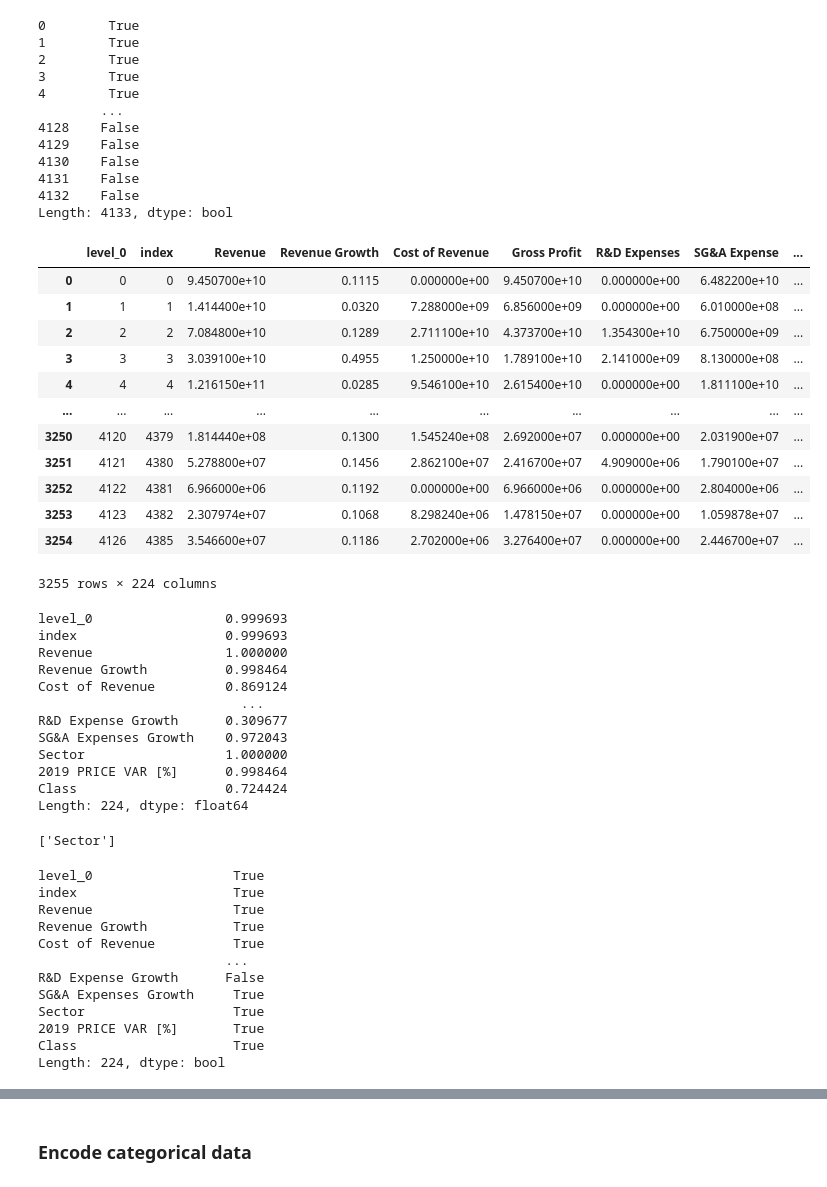
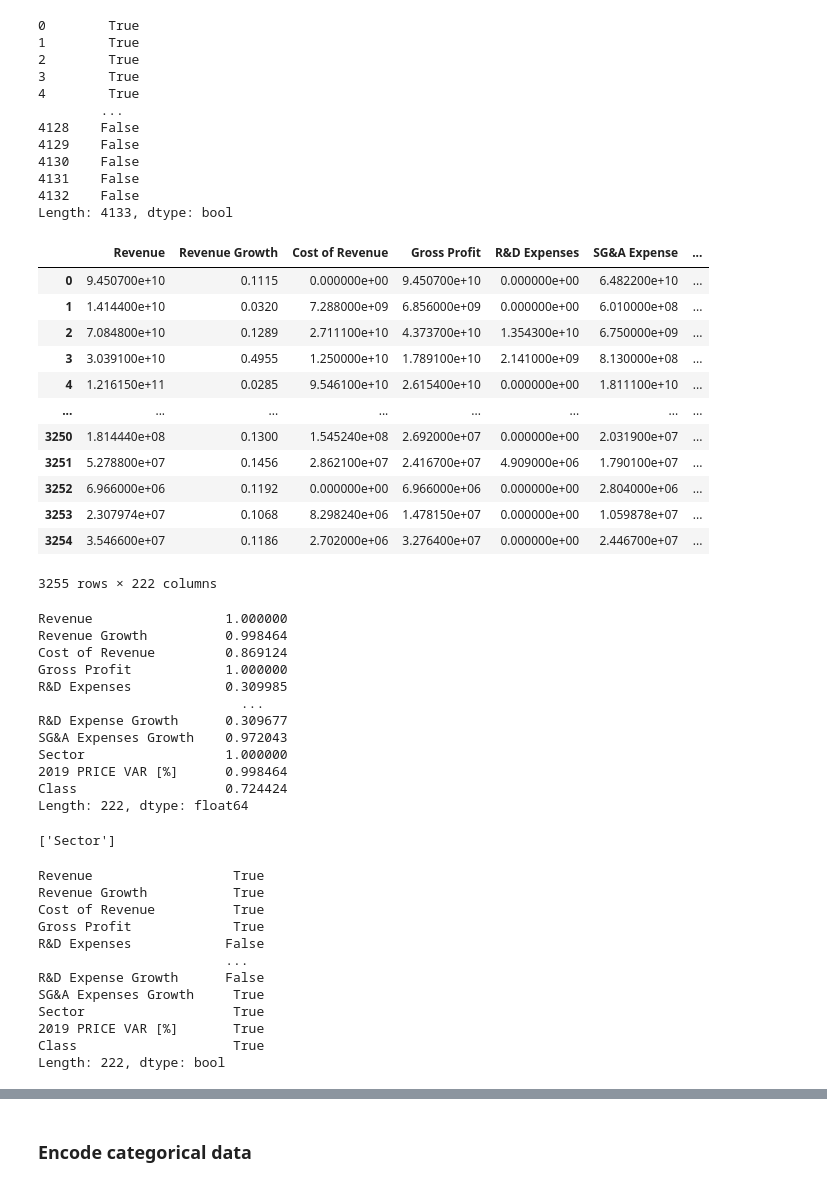
Before and after one commit to danenbm/fintech-p2-machine-learning, a Jupyter notebook: machine-learning.ipynb, the cells around one changed output, grey strips where cells are left out. Drawn from its saved outputs; the diff is of its cells as text; code cells hidden in the pictures.

Commit message:
Dropping extra olumns added when `reset_index()` is called.

```diff
--- a/machine-learning.ipynb
+++ b/machine-learning.ipynb
@@ -67,6 +67,6 @@ max_nan_per_row = round(num_columns * 0.25)
 threshold = num_columns - max_nan_per_row
 
 financial_df.dropna(axis=0, thresh=threshold, inplace=True)
-financial_df = financial_df.reset_index()
+financial_df = financial_df.reset_index(drop=True)
 financial_df
 # %% [output]
@@ -178,39 +178,39 @@ Length: 4133, dtype: bool
 # %%
 # Keep rows based on the boolean filter.
 financial_df = financial_df.loc[filter]
-financial_df = financial_df.reset_index()
+financial_df = financial_df.reset_index(drop=True)
 financial_df
 # %% [output]
-|  | level_0 | index | Revenue | Revenue Growth | Cost of Revenue | Gross Profit | R&D Expenses | SG&A Expense | ... |
-| 0 | 0 | 0 | 9.450700e+10 | 0.1115 | 0.000000e+00 | 9.450700e+10 | 0.000000e+00 | 6.482200e+10 | ... |
-| 1 | 1 | 1 | 1.414400e+10 | 0.0320 | 7.288000e+09 | 6.856000e+09 | 0.000000e+00 | 6.010000e+08 | ... |
-| 2 | 2 | 2 | 7.084800e+10 | 0.1289 | 2.711100e+10 | 4.373700e+10 | 1.354300e+10 | 6.750000e+09 | ... |
-| 3 | 3 | 3 | 3.039100e+10 | 0.4955 | 1.250000e+10 | 1.789100e+10 | 2.141000e+09 | 8.130000e+08 | ... |
-| 4 | 4 | 4 | 1.216150e+11 | 0.0285 | 9.546100e+10 | 2.615400e+10 | 0.000000e+00 | 1.811100e+10 | ... |
-| ... | ... | ... | ... | ... | ... | ... | ... | ... | ... |
-| 3250 | 4120 | 4379 | 1.814440e+08 | 0.1300 | 1.545240e+08 | 2.692000e+07 | 0.000000e+00 | 2.031900e+07 | ... |
-| 3251 | 4121 | 4380 | 5.278800e+07 | 0.1456 | 2.862100e+07 | 2.416700e+07 | 4.909000e+06 | 1.790100e+07 | ... |
-| 3252 | 4122 | 4381 | 6.966000e+06 | 0.1192 | 0.000000e+00 | 6.966000e+06 | 0.000000e+00 | 2.804000e+06 | ... |
-| 3253 | 4123 | 4382 | 2.307974e+07 | 0.1068 | 8.298240e+06 | 1.478150e+07 | 0.000000e+00 | 1.059878e+07 | ... |
-| 3254 | 4126 | 4385 | 3.546600e+07 | 0.1186 | 2.702000e+06 | 3.276400e+07 | 0.000000e+00 | 2.446700e+07 | ... |
+|  | Revenue | Revenue Growth | Cost of Revenue | Gross Profit | R&D Expenses | SG&A Expense | ... |
+| 0 | 9.450700e+10 | 0.1115 | 0.000000e+00 | 9.450700e+10 | 0.000000e+00 | 6.482200e+10 | ... |
+| 1 | 1.414400e+10 | 0.0320 | 7.288000e+09 | 6.856000e+09 | 0.000000e+00 | 6.010000e+08 | ... |
+| 2 | 7.084800e+10 | 0.1289 | 2.711100e+10 | 4.373700e+10 | 1.354300e+10 | 6.750000e+09 | ... |
+| 3 | 3.039100e+10 | 0.4955 | 1.250000e+10 | 1.789100e+10 | 2.141000e+09 | 8.130000e+08 | ... |
+| 4 | 1.216150e+11 | 0.0285 | 9.546100e+10 | 2.615400e+10 | 0.000000e+00 | 1.811100e+10 | ... |
+| ... | ... | ... | ... | ... | ... | ... | ... |
+| 3250 | 1.814440e+08 | 0.1300 | 1.545240e+08 | 2.692000e+07 | 0.000000e+00 | 2.031900e+07 | ... |
+| 3251 | 5.278800e+07 | 0.1456 | 2.862100e+07 | 2.416700e+07 | 4.909000e+06 | 1.790100e+07 | ... |
+| 3252 | 6.966000e+06 | 0.1192 | 0.000000e+00 | 6.966000e+06 | 0.000000e+00 | 2.804000e+06 | ... |
+| 3253 | 2.307974e+07 | 0.1068 | 8.298240e+06 | 1.478150e+07 | 0.000000e+00 | 1.059878e+07 | ... |
+| 3254 | 3.546600e+07 | 0.1186 | 2.702000e+06 | 3.276400e+07 | 0.000000e+00 | 2.446700e+07 | ... |
-3255 rows × 224 columns
+3255 rows × 222 columns
 # %%
 # Create a filter of what the percentage of nonzero value are in each column.
 filter = (financial_df != 0).mean()
 filter
 # %% [output]
-level_0                 0.999693
-index                   0.999693
 Revenue                 1.000000
 Revenue Growth          0.998464
 Cost of Revenue         0.869124
+Gross Profit            1.000000
+R&D Expenses            0.309985
                           ...
 R&D Expense Growth      0.309677
 SG&A Expenses Growth    0.972043
 Sector                  1.000000
 2019 PRICE VAR [%]      0.998464
 Class                   0.724424
-Length: 224, dtype: float64
+Length: 222, dtype: float64
 # %%
 # Create a list of categorical variables.
 categorical_variables = list(financial_df.dtypes[financial_df.dtypes == "object"].index)
@@ -233,18 +233,18 @@ filter.loc['2019 PRICE VAR [%]'] = True
 filter.loc['Class'] = True
 filter
 # %% [output]
-level_0                  True
-index                    True
 Revenue                  True
 Revenue Growth           True
 Cost of Revenue          True
+Gross Profit             True
+R&D Expenses            False
                         ...
 R&D Expense Growth      False
 SG&A Expenses Growth     True
 Sector                   True
 2019 PRICE VAR [%]       True
 Class                    True
-Length: 224, dtype: bool
+Length: 222, dtype: bool
 # %%
 # Keep columns based on the boolean filter.
 financial_df = financial_df.loc[:, filter]
```
Also changed, not shown: parts of 8 cells of this notebook.
